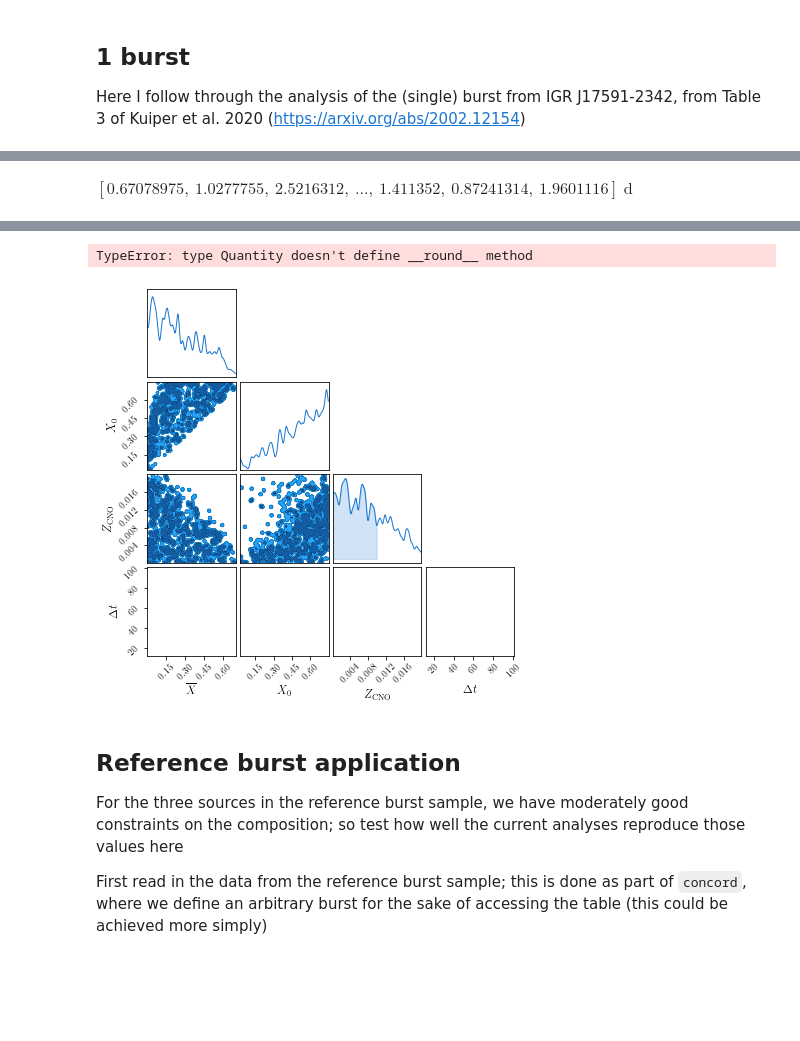
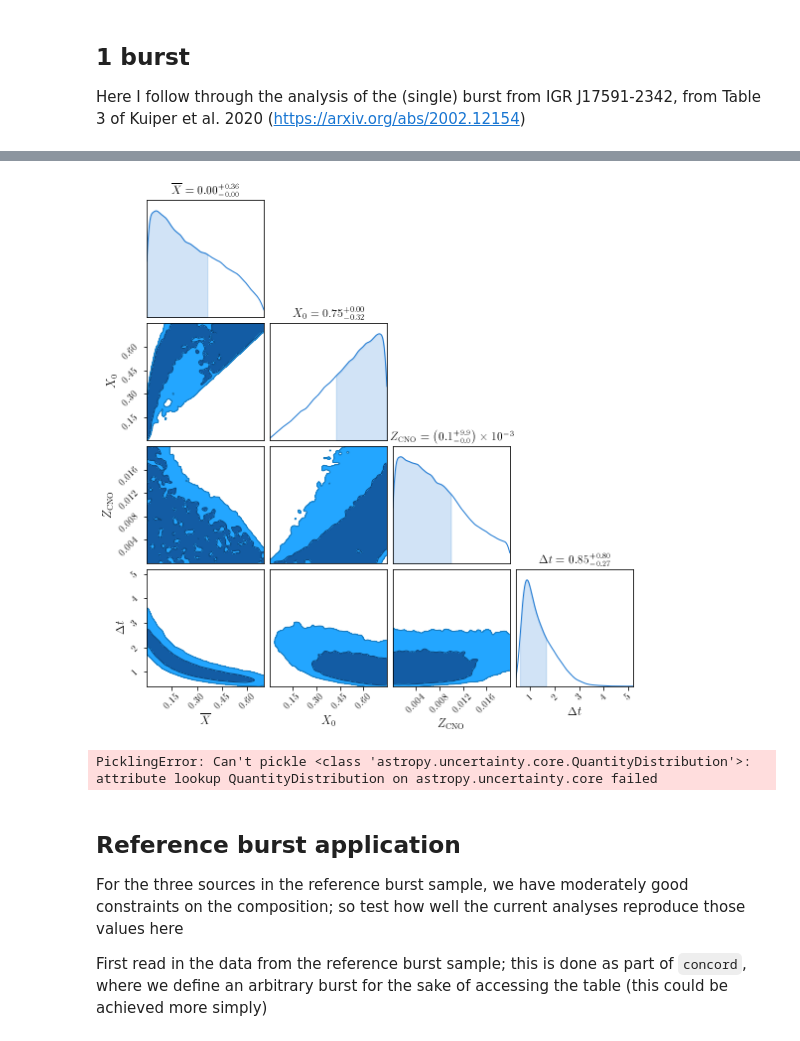
Before and after one commit to outs1der/concord, a Jupyter notebook: Inferring burster properties.ipynb, the cells around one changed output, grey strips where cells are left out. Drawn from its saved outputs; the diff is of its cells as text; code cells hidden in the pictures; blank space fills up the shorter version.

```diff
--- a/Inferring burster properties.ipynb
+++ b/Inferring burster properties.ipynb
@@ -187,7 +269,7 @@ Distance limits including inclination constraint 7.70 kpc_-0.64 kpc^+0.83 kpc kp
 # Estimate the accretion rate
 
 print (F_pers)
-m2 = cd.mdot((F_pers,F_pers_err)*flux_unit,dist2['dist'],inclination=dist2['i'],fulldist=True,nsamp=2000)
+m2 = cd.mdot((F_pers,F_pers_err),dist2['dist'],inclination=dist2['i'],fulldist=True)#,nsamp=2000)
 
 mdot = np.percentile(m2['mdot'].distribution,(50,16,84))
 print ('''
@@ -197,5 +279,5 @@ Accretion rate implied from persistent flux, with xi_p = {:.2f} (average) is {:.
     mdot[0].value,(mdot[1]-mdot[0]).value,mdot[2]-mdot[0], #m2['mdot'].unit,
     (mdot[0]/mdot_Edd).value,((mdot[1]-mdot[0])/mdot_Edd).value,(mdot[2]-mdot[0])/mdot_Edd))
 
-len(m2['mdot'].distribution)
+# len(m2['mdot'].distribution)
 # %% [output]
@@ -250,0 +291,19 @@ Inferred recurrence time is 1.21 +/- 0.58 d
+# %%
+import astropy.uncertainty as unc
+
+# The size of the distribution has to be consistent with the distance array
+nsamp = cd.len_dist(dist2['dist'])
+# print (nsamp)
+
+Xbar = unc.uniform(lower=0.0*u.dimensionless_unscaled, upper=0.7*u.dimensionless_unscaled,
+                  n_samples=nsamp)
+
+# Calculate the ignition column
+
+y2 = cd.yign((E_b, E_b_err), dist2['dist'], inclination=dist2['i'],
+             Xbar=Xbar, fulldist=True)
+
+# Now the recurrence time
+
+dt1 = y2['yign']/m2['mdot']*cd.OPZ
+# print (type(dt1))
@@ -278,17 +367,21 @@ g = np.where(x_0 < 0.75)[0]
-# %%
-dt1.distribution[g].to('day')
-# %% [output]
-$[0.67078975,~1.0277755,~2.5216312,~\dots,~1.411352,~0.87241314,~1.9601116] \; \mathrm{d}$
 # %%
 # using instead chainconsumer to plot; see
 # https://samreay.github.io/ChainConsumer/examples/customisations/plot_one_chain.html
 
-data = np.vstack((Xbar.distribution[g], x_0[g], Z_CNO[g], dt1.distribution[g].to('h').value)).T
+data = np.vstack((Xbar.distribution[g].value,
+                  x_0[g],
+                  Z_CNO[g],
+                  dt1.distribution[g].to('d').value)).T
+labels = ["$\overline{X}$", "$X_0$", "$Z_\mathrm{CNO}$", "$\Delta t$"]
+# labels = ['X', '$X_0$', '$Z_\mathrm{CNO}$', '$Delta t$']
 # %%
+# not sure if this is necessary
+matplotlib.rcParams['axes.unicode_minus'] = False
+
 # If you pass in parameter labels and only one chain, you can also get parameter bounds
 fig = ChainConsumer().add_chain(data,
-                                parameters=["$\overline{X}$", "$X_0$", "$Z_\mathrm{CNO}$", "$\Delta t$"]).plotter.plot(
+                                parameters=labels).plotter.plot(figsize=(8,8)
 # uncomment the following line to save the plot
-#                                filename='igrJ17591-2342.pdf'
+                                ,filename='igrJ17591-2342.pdf'
                                 )
 # %% [output]
@@ -297,5 +388,15 @@ WARNING:chainconsumer:Parameter $X_0$ in chain Chain 0 is not constrained
-TypeError: type Quantity doesn't define __round__ method
-[figure, old version]
+[figure, new version]
+# %%
+import pickle
+
+with open("analysis.p","wb") as f:
+    pickle.dump(((src, t0, instr), (F_pk, F_pk_err), (F_pers, F_pers_err), (E_b, E_b_err),
+        nsamp, dist2), f)
+#     pickle.dump(((src, t0, instr), (F_pk, F_pk_err), (F_pers, F_pers_err), (E_b, E_b_err),
+#         nsamp, dist_theo, dist2, m2, y2, Xbar, x_0, Z_CNO, dt1, g), f)
+type(dist_theo['dist'])
+# %% [output]
+PicklingError: Can't pickle <class 'astropy.uncertainty.core.QuantityDistribution'>: attribute lookup QuantityDistribution on astropy.uncertainty.core failed
 # %% [markdown]
 ## Reference burst application
 
```
Also changed, not shown: parts of 18 cells of this notebook, 3 other files.
